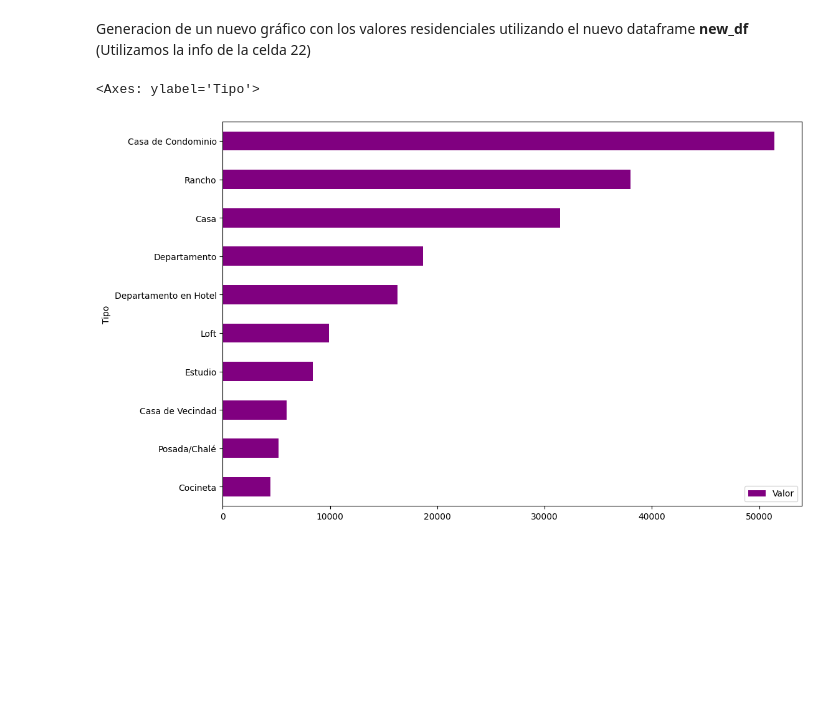
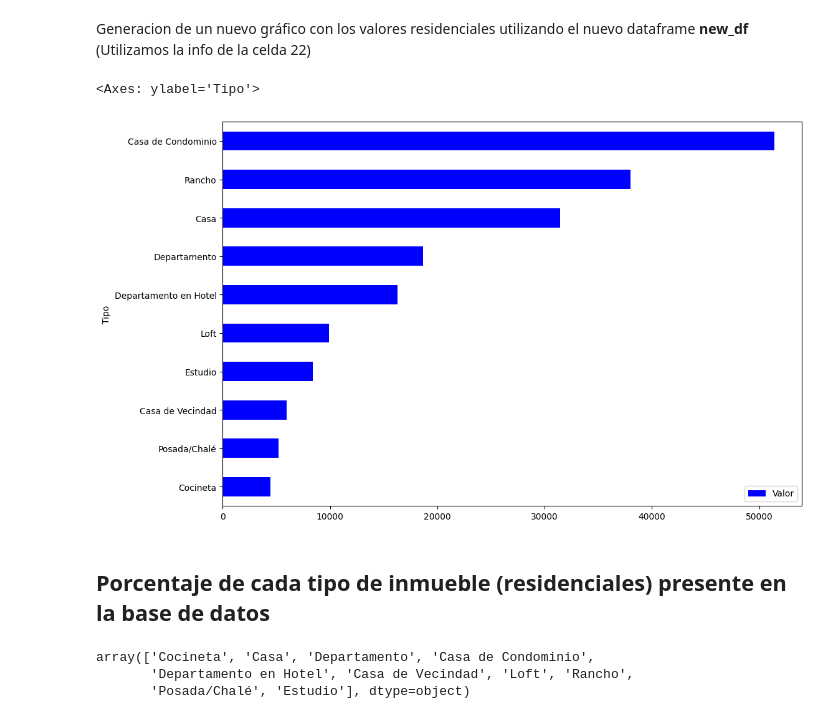
Before and after one commit to dzapatasal/python-data-science-practice, a Jupyter notebook: notebooks/pandas/code/inmuebles_cdmx.ipynb, the cells around one changed output. Saved outputs shown, nothing was run; the diff lists cells and outputs as text; code cells hidden in the pictures; blank space fills up the shorter version.

```diff
--- a/notebooks/pandas/code/inmuebles_cdmx.ipynb
+++ b/notebooks/pandas/code/inmuebles_cdmx.ipynb
@@ -294,10 +292,19 @@ Generacion de un nuevo gráfico con los valores residenciales utilizando el nuev
 # %%
 # Asignamos variable que devuelva un DataFrame con solo dos columnas
 # → df[['Tipo', 'Valor']]
 df_tipo_valor = new_df.groupby('Tipo')[['Valor']].mean().sort_values('Valor')
 
 # Grafico del DataFrame
-df_tipo_valor.plot(kind='barh', figsize=(12,8), color= 'purple')
+df_tipo_valor.plot(kind='barh', figsize=(12,8), color= 'blue')
 # %% [output]
 <Axes: ylabel='Tipo'>
-[figure, old version]
+[figure, new version]
+# %% [markdown]
+## Porcentaje de cada tipo de inmueble (residenciales) presente en la base de datos
+# %%
+# Verificamos las diferentes tipos de inmuebles en la serie 'Tipo'
+new_df['Tipo'].unique() # df.Tipo.unique() → es similar
+# %% [output]
+array(['Cocineta', 'Casa', 'Departamento', 'Casa de Condominio',
+       'Departamento en Hotel', 'Casa de Vecindad', 'Loft', 'Rancho',
+       'Posada/Chalé', 'Estudio'], dtype=object)
```
Also changed, not shown: parts of 24 cells of this notebook, 4 other files.
